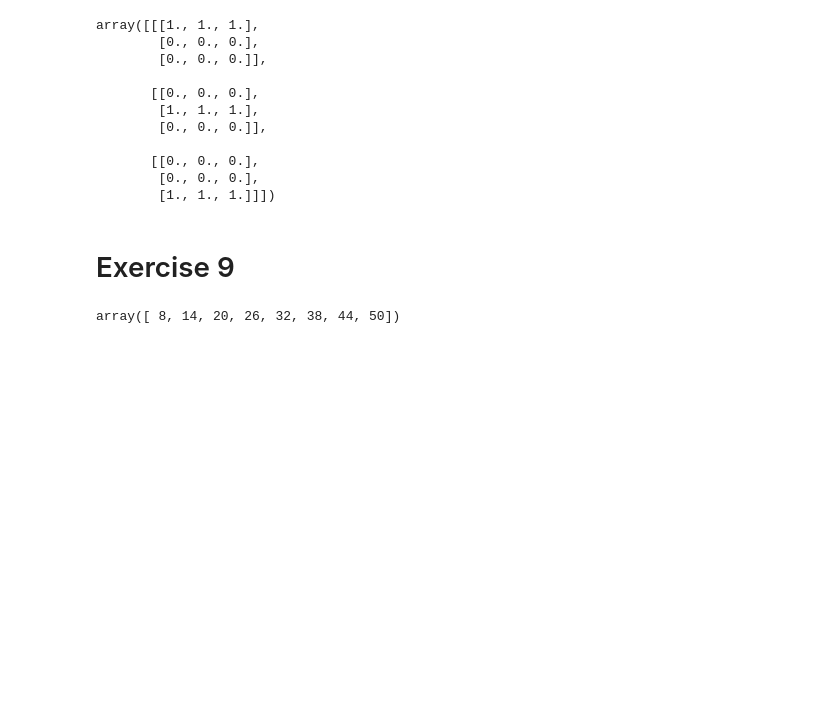
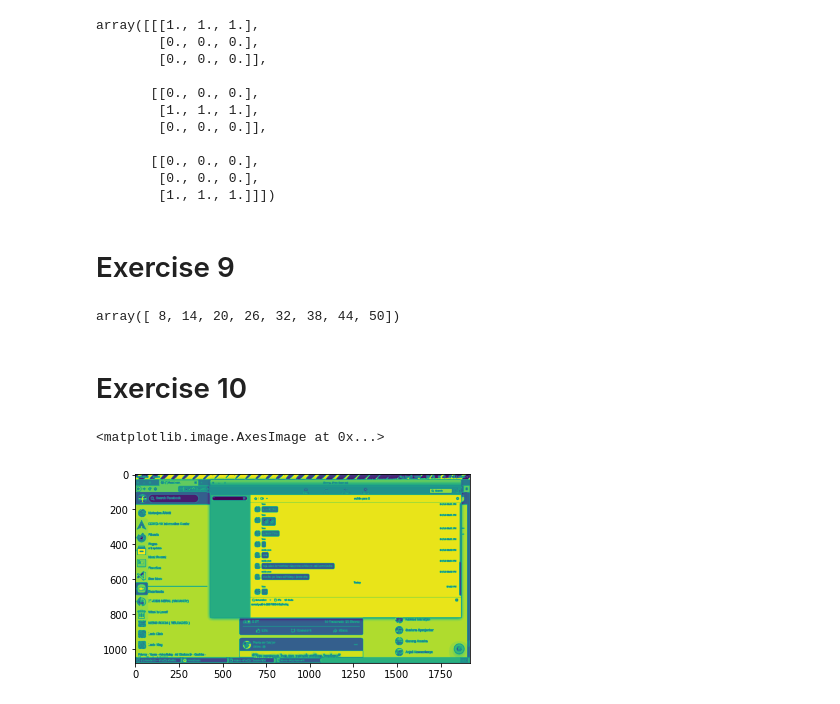
Before and after one commit to araul3927/ML_Intern, a Jupyter notebook: numpy-assignment/exercies.ipynb, the cells around one changed output. Saved outputs shown, nothing was run; the diff lists cells and outputs as text; code cells hidden in the pictures; blank space fills up the shorter version.

```diff
--- a/numpy-assignment/exercies.ipynb
+++ b/numpy-assignment/exercies.ipynb
@@ -242,2 +288,29 @@ convolved_array
 # %% [output]
 array([ 8, 14, 20, 26, 32, 38, 44, 50])
+# %% [markdown]
+# Exercise 10
+# %%
+def convolve2d(image, kernel):
+
+    output = np.zeros_like(image)
+
+    image_padded = np.zeros((image.shape[0] + (kernel.shape[0]-1),
+                             image.shape[1] + (kernel.shape[1]-1)))
+    image_padded[(kernel.shape[0]//2):-(kernel.shape[0]//2),
+                 (kernel.shape[1]//2):-(kernel.shape[1]//2)] = image
+
+    for col in range(image.shape[1]):
+        for row in range(image.shape[0]):
+            output[row,col]=(kernel*image_padded[row:row + kernel.shape[0], col:col + kernel.shape[1]]).sum()
+    return output
+
+image = cv2.imread("/home/araul/Desktop/ML_Intern/numpy-assignment/me.png")
+image = cv2.cvtColor(src=image, code=cv2.COLOR_BGR2GRAY)
+image.shape
+kernel = np.ones((3,3))
+kernel.shape[0]
+convolved_image = convolve2d(image,kernel)
+plt.imshow(convolved_image)
+# %% [output]
+<matplotlib.image.AxesImage at 0x...>
+[figure, added]
```
Also changed, not shown: parts of 12 cells of this notebook.
